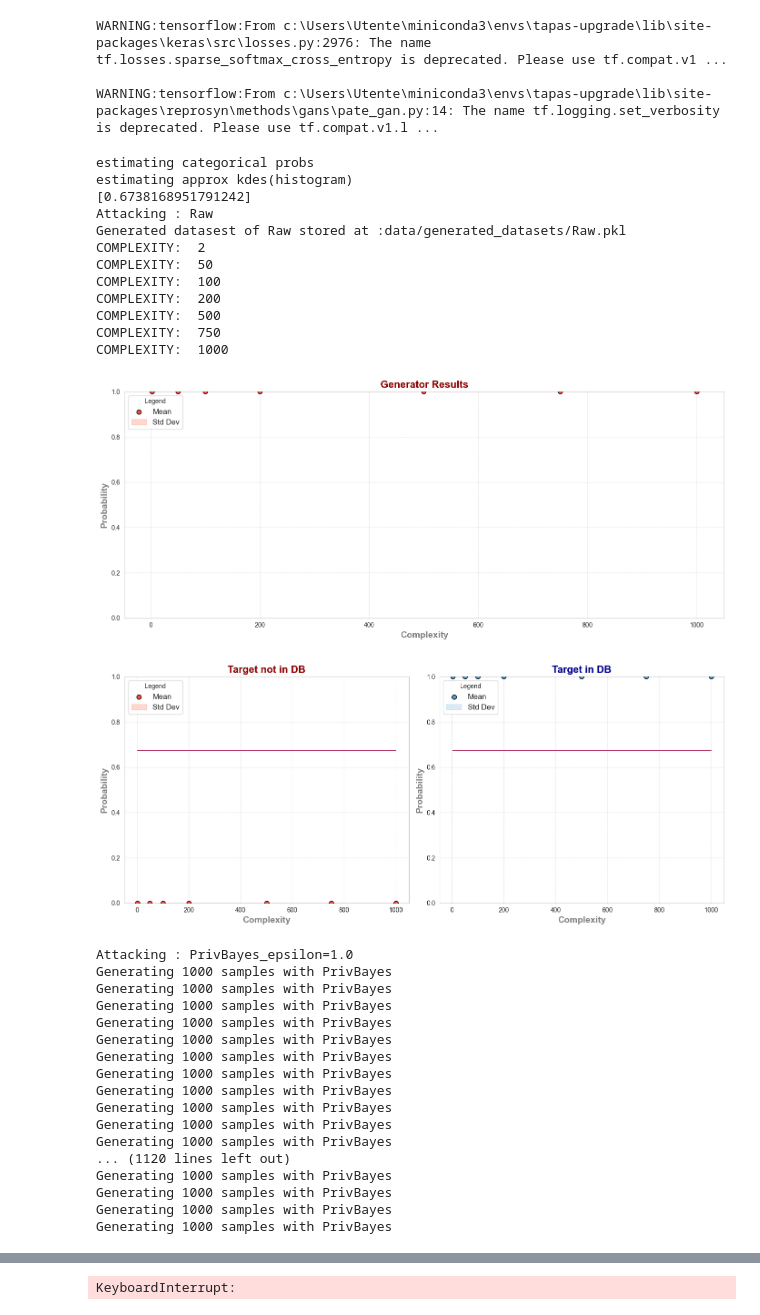
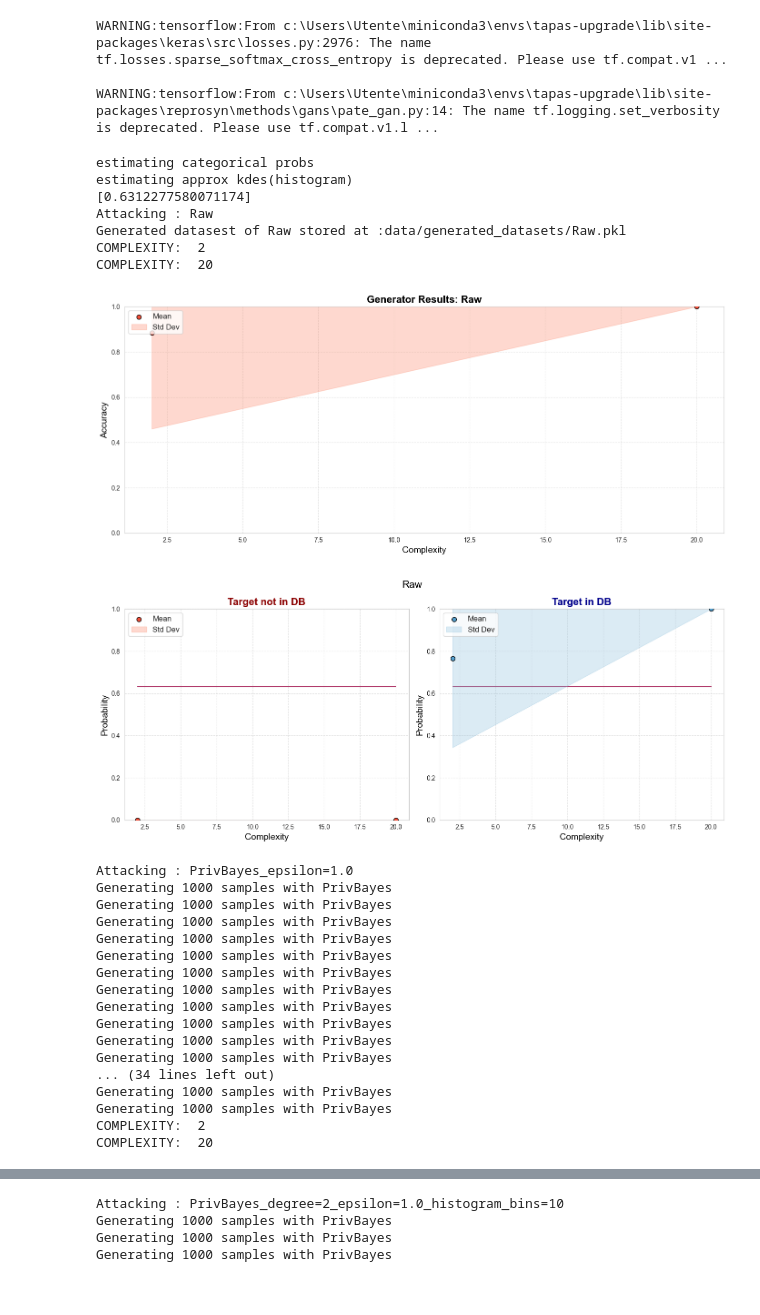
Before and after one commit to ArthGV/Benchmarking-of-Tabular-Synthetic-Data-Generation, a Jupyter notebook: privacy/run_pipeline.ipynb, the cells around one changed output, grey strips where cells are left out. Cells and saved outputs as stored; diff of their text form; code cells hidden in the pictures.

```diff
--- a/privacy/run_pipeline.ipynb
+++ b/privacy/run_pipeline.ipynb
@@ -15,39 +15,35 @@ WARNING:tensorflow:From c:\Users\Utente\miniconda3\envs\tapas-upgrade\lib\site-p
 WARNING:tensorflow:From c:\Users\Utente\miniconda3\envs\tapas-upgrade\lib\site-packages\reprosyn\methods\gans\pate_gan.py:14: The name tf.logging.set_verbosity is deprecated. Please use tf.compat.v1.l ...
 # %%
 data = tapas.datasets.TabularDataset.read("data/adult")
+data = data.sample(frac = 0.1)
 data = AdultDataProcessor.process_tapas_tabulardataset(data)
 target_record = data.get_records([0])
 data.drop_records([0], in_place=True)
 attack = MyAttack(100, features=RandomTargetedQueryFeature(target_record,4,500))
 
 gen1 = ReprosynGenerator(DS_PRIVBAYES, label="PrivBayes", epsilon=1.0)
 gen2 = ReprosynGenerator(DS_PRIVBAYES, label="PrivBayes", epsilon=1.0, histogram_bins = 10, degree = 2)
 gen3 = ReprosynGenerator(DS_PRIVBAYES, label="PrivBayes", epsilon=1.0, histogram_bins = 18, degree = 3)
 
 
 pipeline = BenchmarkPipeline(data, attack, [Raw(), gen1, gen2, gen3], target_record=target_record, size_of_datasets=1000)
 benchmarking_metric = AUCMetric()
 
 # just add the path to the folder where the generated data will be saved, the name of the file will be generated automatically
-pipeline.run([2, 50, 100, 200, 500, 750, 1000], 10, 5,  plot_style='all', benchmarking_metric=benchmarking_metric,
+# pipeline.run([2, 50, 100, 200, 500, 750, 1000], 10, 5,  plot_style='all', benchmarking_metric=benchmarking_metric,
+# classification_target_col="income", dcr_metric="gower", generate_data=True)
+pipeline.run([2, 20], 10, 5,  plot_style='all', benchmarking_metric=benchmarking_metric,
 classification_target_col="income", dcr_metric="gower", generate_data=True)
-# pipeline.run([2, 20], 10, 5,  plot_style='all', benchmarking_metric=benchmarking_metric,
-# classification_target_col="income", dcr_metric="gower", generate_data=True)
 # %% [output]
 estimating categorical probs
 estimating approx kdes(histogram)
-[0.6738168951791242]
+[0.6312277580071174]
 Attacking : Raw
 Generated datasest of Raw stored at :data/generated_datasets/Raw.pkl
 COMPLEXITY:  2
-COMPLEXITY:  50
-COMPLEXITY:  100
-COMPLEXITY:  200
-COMPLEXITY:  500
-COMPLEXITY:  750
-COMPLEXITY:  1000
+COMPLEXITY:  20
-[figure, old version]
+[figure, new version]
-[figure, old version]
+[figure, new version]
 Attacking : PrivBayes_epsilon=1.0
 Generating 1000 samples with PrivBayes
 Generating 1000 samples with PrivBayes
@@ -60,8 +56,8 @@ Generating 1000 samples with PrivBayes
 Generating 1000 samples with PrivBayes
 Generating 1000 samples with PrivBayes
 Generating 1000 samples with PrivBayes
-... (1120 lines left out)
+... (34 lines left out)
 Generating 1000 samples with PrivBayes
 Generating 1000 samples with PrivBayes
-Generating 1000 samples with PrivBayes
-Generating 1000 samples with PrivBayes
+COMPLEXITY:  2
+COMPLEXITY:  20
@@ -68 +66,4 @@ Generating 1000 samples with PrivBayes
-KeyboardInterrupt:
+Attacking : PrivBayes_degree=2_epsilon=1.0_histogram_bins=10
+Generating 1000 samples with PrivBayes
+Generating 1000 samples with PrivBayes
+Generating 1000 samples with PrivBayes
```
Also changed, not shown: parts of 1 cell of this notebook, 6 other files.
